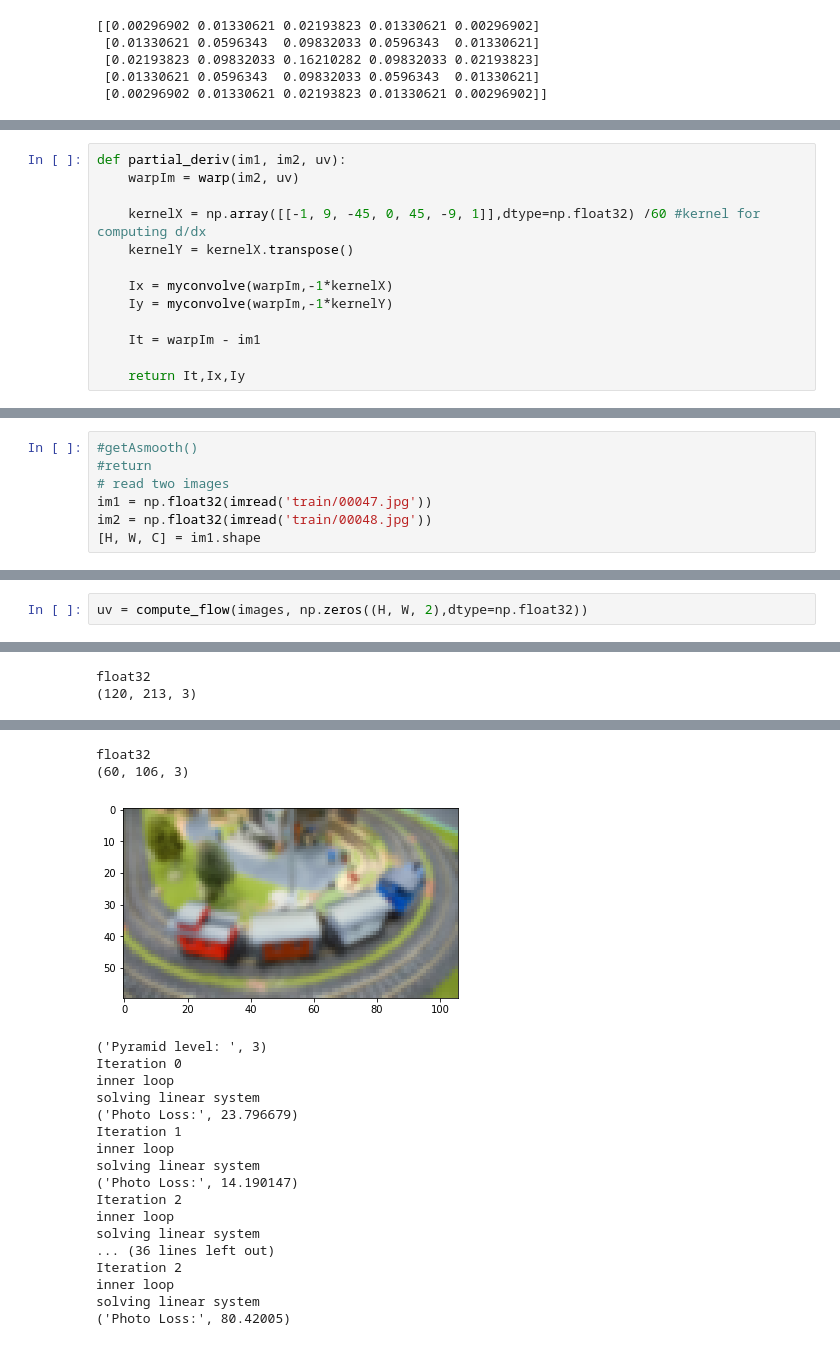
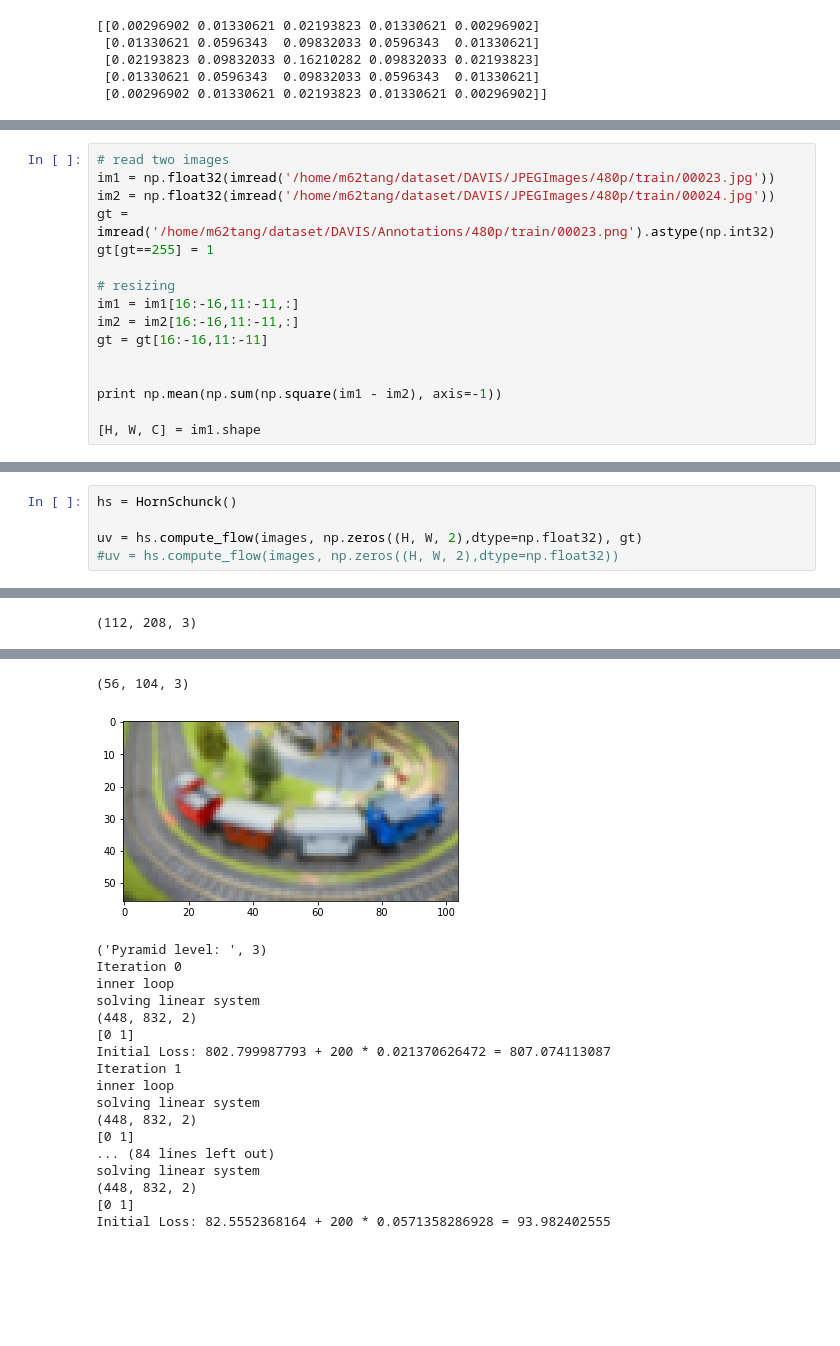
Before and after one commit to y788zhan/joint_seg_flow, a Jupyter notebook: nondeep/HornSchunck.ipynb, the cells around one changed output, grey strips where cells are left out. Saved outputs shown, nothing was run; the diff lists cells and outputs as text; blank space fills up the shorter version.

```diff
--- a/nondeep/HornSchunck.ipynb
+++ b/nondeep/HornSchunck.ipynb
@@ -79,13 +108,0 @@ def smooth_loss(u, v, gt):
-# %%
-def partial_deriv(im1, im2, uv):
-    warpIm = warp(im2, uv)
-
-    kernelX = np.array([[-1, 9, -45, 0, 45, -9, 1]],dtype=np.float32) /60 #kernel for computing d/dx
-    kernelY = kernelX.transpose()
-
-    Ix = myconvolve(warpIm,-1*kernelX)
-    Iy = myconvolve(warpIm,-1*kernelY)
-
-    It = warpIm - im1
-
-    return It,Ix,Iy
@@ -283,7 +108,0 @@ def compute_flow(images, uv):
-# %%
-#getAsmooth()
-#return
-# read two images
-im1 = np.float32(imread('train/00047.jpg'))
-im2 = np.float32(imread('train/00048.jpg'))
-[H, W, C] = im1.shape
@@ -289,0 +319,16 @@ im2 = np.float32(imread('train/00048.jpg'))
+# %%
+# read two images
+im1 = np.float32(imread('/home/m62tang/dataset/DAVIS/JPEGImages/480p/train/00023.jpg'))
+im2 = np.float32(imread('/home/m62tang/dataset/DAVIS/JPEGImages/480p/train/00024.jpg'))
+gt = imread('/home/m62tang/dataset/DAVIS/Annotations/480p/train/00023.png').astype(np.int32)
+gt[gt==255] = 1
+
+# resizing
+im1 = im1[16:-16,11:-11,:]
+im2 = im2[16:-16,11:-11,:]
+gt = gt[16:-16,11:-11]
+
+
+print np.mean(np.sum(np.square(im1 - im2), axis=-1))
+
+[H, W, C] = im1.shape
@@ -297,3 +344,6 @@ print images.shape
 # %%
-uv = compute_flow(images, np.zeros((H, W, 2),dtype=np.float32))
+hs = HornSchunck()
+
+uv = hs.compute_flow(images, np.zeros((H, W, 2),dtype=np.float32), gt)
+#uv = hs.compute_flow(images, np.zeros((H, W, 2),dtype=np.float32))
 # %% [output]
@@ -306,2 +357 @@ float32
-float32
-(120, 213, 3)
+(112, 208, 3)
@@ -309,20 +359,19 @@ float32
-float32
-(60, 106, 3)
+(56, 104, 3)
-[figure, old version]
+[figure, new version]
 ('Pyramid level: ', 3)
 Iteration 0
 inner loop
 solving linear system
-('Photo Loss:', 23.796679)
+(448, 832, 2)
+[0 1]
+Initial Loss: 802.799987793 + 200 * 0.021370626472 = 807.074113087
 Iteration 1
 inner loop
 solving linear system
-('Photo Loss:', 14.190147)
-Iteration 2
-inner loop
+(448, 832, 2)
+[0 1]
+... (84 lines left out)
 solving linear system
-... (36 lines left out)
-Iteration 2
-inner loop
-solving linear system
-('Photo Loss:', 80.42005)
+(448, 832, 2)
+[0 1]
+Initial Loss: 82.5552368164 + 200 * 0.0571358286928 = 93.982402555
```
Also changed, not shown: parts of 11 cells of this notebook, 1 other file.
